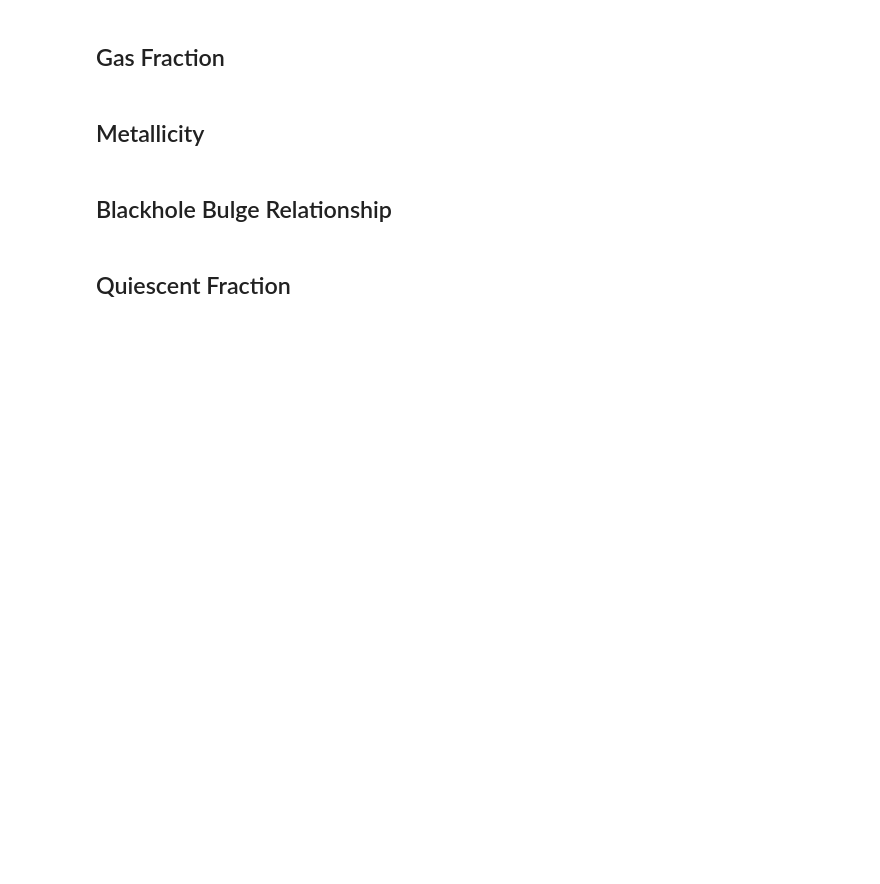
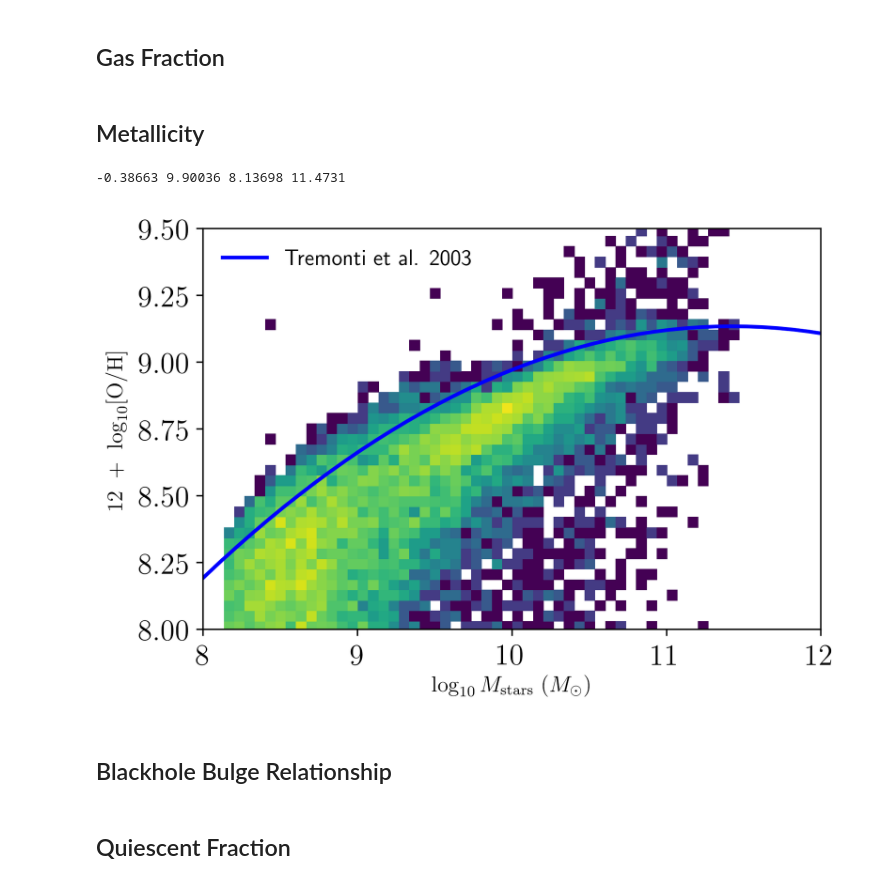
Before and after one commit to darrencroton/sage, a Jupyter notebook: analysis/allresults-new.ipynb, the cells around one changed output. Cells and saved outputs as stored; diff of their text form; code cells hidden in the pictures; blank space fills up the shorter version.

```diff
--- a/analysis/allresults-new.ipynb
+++ b/analysis/allresults-new.ipynb
@@ -17,6 +21,6 @@ sSFRcut = -11.0
 # %%
-directory = '../src/auxdata/trees/play/'
-directory1 = '../src/auxdata/trees/no-SNII/'
+directory = '../src/auxdata/trees/no-SNIa/'
+#directory1 = '../src/auxdata/trees/no-SNIa/'
 filename = 'model'
 #redshift = [127.000, 79.998, 50.000, 30.000, 19.916, 18.244, 16.725, 15.343, 14.086, 12.941, 11.897, 10.944, 10.073, 9.278, 8.550, 7.883, 7.272, 6.712, 6.197, 5.724, 5.289, 4.888, 4.520, 4.179, 3.866, 3.576, 3.308, 3.060, 2.831, 2.619, 2.422, 2.239, 2.070, 1.913, 1.766, 1.630, 1.504, 1.386, 1.276, 1.173, 1.078, 0.989, 0.905, 0.828, 0.755, 0.687, 0.624, 0.564, 0.509, 0.457, 0.408, 0.362, 0.320, 0.280, 0.242, 0.208, 0.175, 0.144, 0.116, 0.089, 0.064, 0.041, 0.020, 0.000]
 #redshift.reverse()
@@ -28,7 +32,7 @@ redshift = [0.000, 1.386, 2.070, 3.060, 4.179, 5.289, 6.197, 7.272] #millennium
 #redshift = [0.000]
 #redshift = [0.000, 1.321, 2.028, 3.037, 4.038, 5.150, 6.022, 7.026] #MDPL
 firstfile = 0
-lastfile = 0
+lastfile = 7
 MaxTreeFiles = lastfile - firstfile + 1
 #print(lbtime)
 # %%
@@ -245,10 +249,10 @@ for i in range(len(redshift)):
         name = (directory+filename+'_z'+f'{redshift[i]:.3f}'+'_'+f'{k}')
         G = read_one_file(name, Galdesc)
         G_snap.extend(G)
-
+        ''''''
         name1 = (directory1+filename+'_z'+f'{redshift[i]:.3f}'+'_'+f'{k}')
         G1 = read_one_file(name1, Galdesc)
-        G_snap1.extend(G)
+        G_snap1.extend(G1)
 
     G_snap = np.array(G_snap)
     G_snap = G_snap.view(recarray)
@@ -1087,37 +1096,40 @@ plt.show()
 # %%
 seed(2222)
 
-w = np.where((G_history[0].Type == 0) & ( G_history[0].ColdGas / (G_history[0].StellarMass + G_history[0].ColdGas) > 0.0) &
-            (G_history[0].StellarMass > 0.01))[0]
+w = np.where((G_history1[0].Type == 0) & ( G_history1[0].ColdGas / (G_history1[0].StellarMass + G_history1[0].ColdGas) > 0.0) &
+            (G_history1[0].StellarMass > 0.01))[0]
 #if(len(w) > dilute): w = sample(list(w), dilute)
-mass = np.log10(G_history[0].StellarMass[w]* 1.0e10 / Hubble_h)
-Z = np.log10((G_history[0].MetalsColdGas[w] / G_history[0].ColdGas[w]) / 0.02) + 9.0
+mass = np.log10(G_history1[0].StellarMass[w]* 1.0e10 / Hubble_h)
+Z = np.log10((G_history1[0].MetalsColdGas[w] / G_history1[0].ColdGas[w]) / 0.02) + 9.0
 w = np.where(Z >6)[0]
 print(min(Z), max(Z), min(mass), max(mass))
 plt.hist2d(mass[w], Z[w], bins=(50, 100), norm=LogNorm())
 #plt.scatter(mass, Z, marker='o', s=1, c='k', alpha=0.5, label='SAGE with dust')
 
 # overplot Tremonti et al. 2003 (h=0.7)
 w = np.arange(7.0, 13.0, 0.1)
 Zobs = -1.492 + 1.847*w - 0.08026*w*w
 plt.plot(np.log10((10**w *1.5 /1.8)), Zobs, 'b-', lw=2.0, label='Tremonti et al. 2003')
 
 plt.ylabel(r'$12\ +\ \log_{10}[\mathrm{O/H}]$')
 plt.xlabel(r'$\log_{10} M_{\mathrm{stars}}\ (M_{\odot})$')
 
 # Set the x and y axis minor ticks
 ax.xaxis.set_minor_locator(plt.MultipleLocator(0.05))
 ax.yaxis.set_minor_locator(plt.MultipleLocator(0.25))
 
 plt.axis([8.0, 12.0, 8.0, 9.5])
 
 leg = plt.legend(loc='upper left', numpoints=1, labelspacing=0.1)
 leg.draw_frame(False)  # Don't want a box frame
 for t in leg.get_texts():  # Reduce the size of the text
     t.set_fontsize('medium')
 
 #plt.savefig('plots/MassMetallicity_no-SNIa.png')
 #plt.show()
+# %% [output]
+-0.38663 9.90036 8.13698 11.4731
+[figure, added]
 # %% [markdown]
 ## Blackhole Bulge Relationship
 # %%
```
Also changed, not shown: parts of 7 cells of this notebook, 1 other file.
